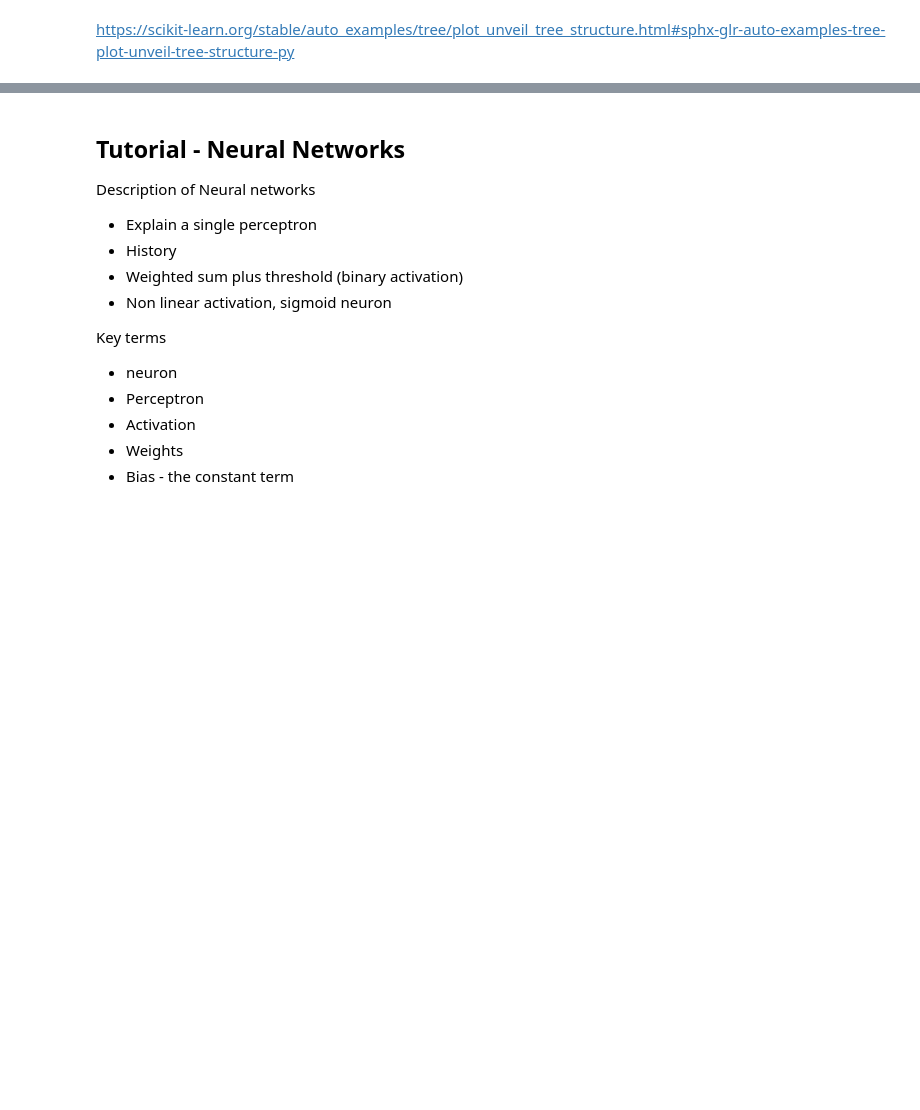
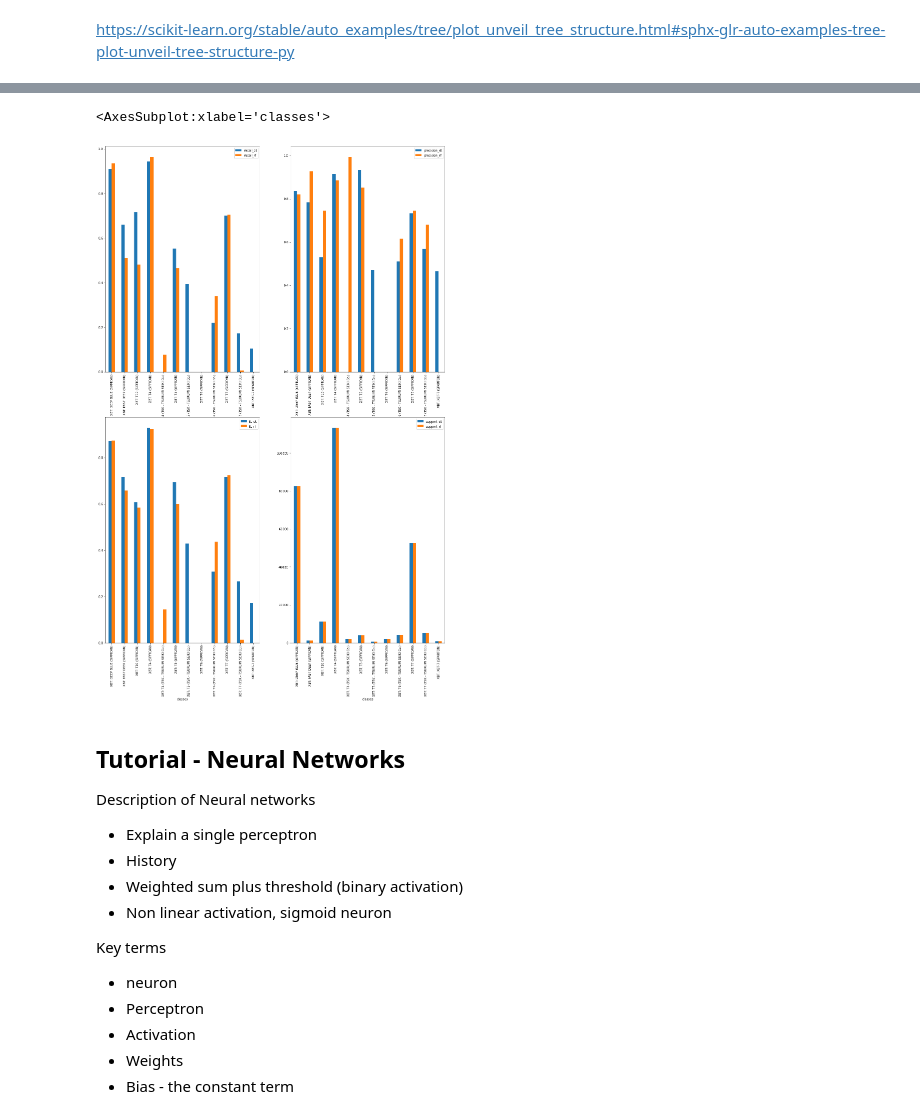
Before and after one commit to informatics-lab/ml_weather_tutorial, a Jupyter notebook: 03_algorithm_selection.ipynb, the cells around one changed output, grey strips where cells are left out. Drawn from its saved outputs; the diff is of its cells as text; code cells hidden in the pictures; blank space fills up the shorter version.

```diff
--- a/03_algorithm_selection.ipynb
+++ b/03_algorithm_selection.ipynb
@@ -259,3 +317,30 @@ matplotlib.pyplot.show()
+# %%
+prec_dt, recall_dt, f1_dt, support_dt = sklearn.metrics.precision_recall_fscore_support(y_test, y_pred_dt, average=None)
+prec_rf, recall_rf, f1_rf, support_rf = sklearn.metrics.precision_recall_fscore_support(y_test, y_pred_rf, average=None)
+metrics_xbt = pandas.DataFrame({
+    'classes': list(target_encoder.classes_),
+    'precision_dt': list(prec_dt),
+    'precision_rf': list(prec_rf),
+    'recall_dt': list(recall_dt),
+    'recall_rf': list(recall_rf),
+    'f1_dt': list(f1_dt),
+    'f1_rf': list(f1_rf),
+    'support_dt': list(support_dt),
+    'support_rf': list(support_rf),
+})
+# %%
+fig1 = matplotlib.pyplot.figure(figsize=(20,30))
+ax1 = fig1.add_subplot(2,2,1)
+metrics_xbt.plot.bar(x='classes',y=['recall_dt','recall_rf'],ax=ax1)
+ax1 = fig1.add_subplot(2,2,2)
+metrics_xbt.plot.bar(x='classes',y=['precision_dt','precision_rf'],ax=ax1)
+ax1 = fig1.add_subplot(2,2,3)
+metrics_xbt.plot.bar(x='classes',y=['f1_dt','f1_rf'],ax=ax1)
+ax1 = fig1.add_subplot(2,2,4)
+metrics_xbt.plot.bar(x='classes',y=['support_dt','support_rf'],ax=ax1)
+# %% [output]
+<AxesSubplot:xlabel='classes'>
+[figure, added]
 # %% [markdown]
 ## Tutorial - Neural Networks
 
```
Also changed, not shown: parts of 20 cells of this notebook.
